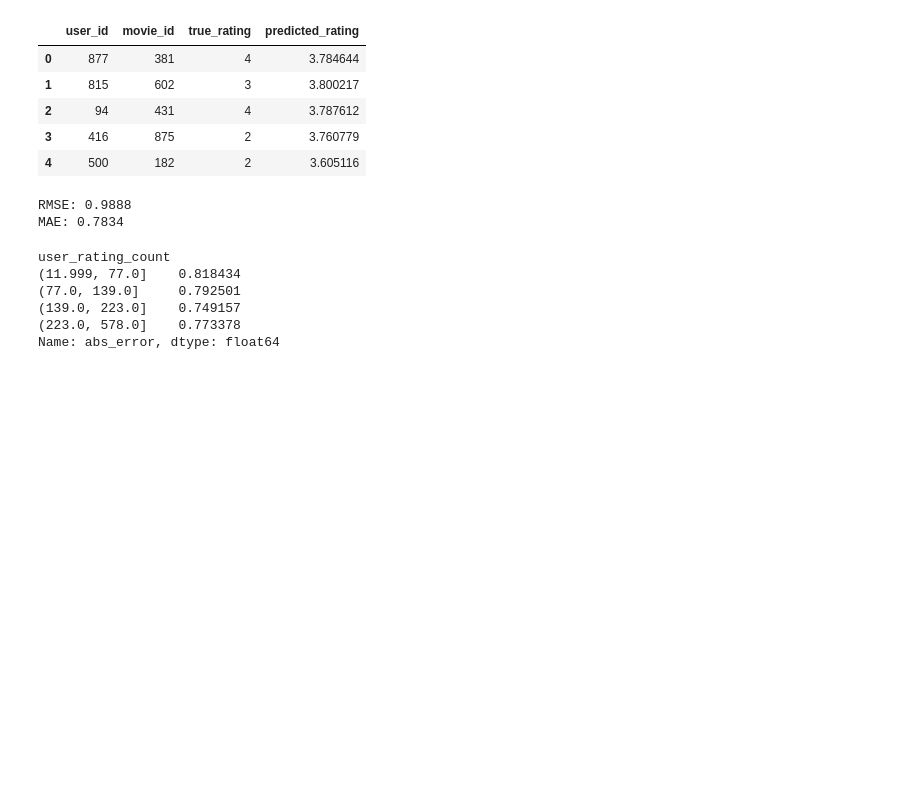
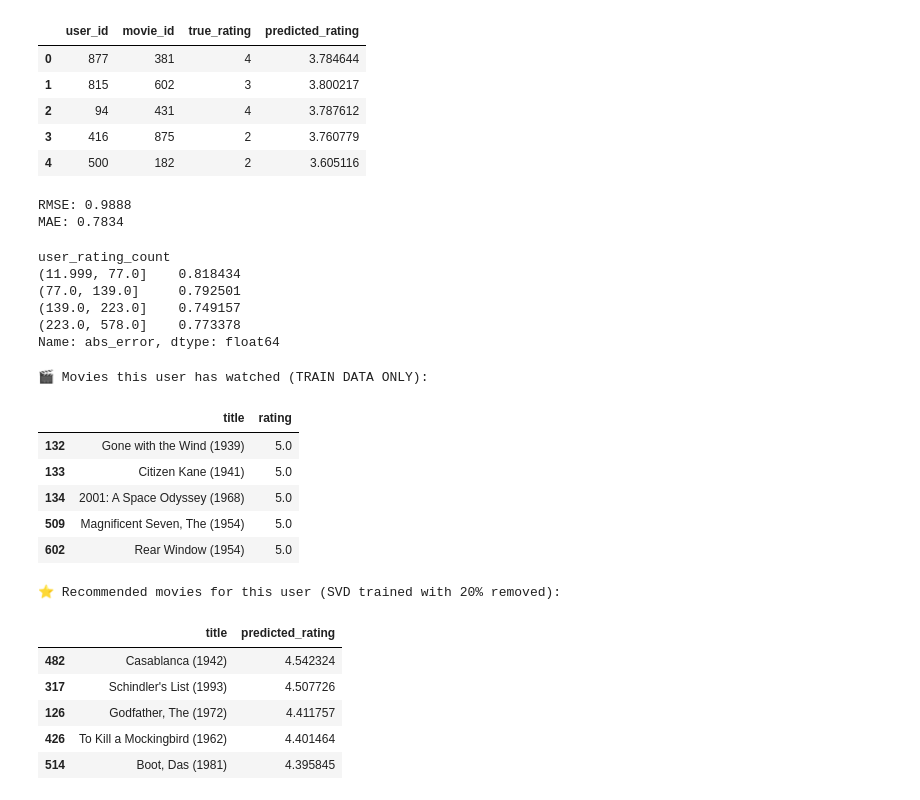
Before and after one commit to sinazb/svd-movie-recommender, a Jupyter notebook: notebooks/04_model_evaluation.ipynb, the cells around one changed output. Cells and saved outputs as stored; diff of their text form; code cells hidden in the pictures; blank space fills up the shorter version.

Commit message:
updated secend method(20% Removed Data)

```diff
--- a/notebooks/04_model_evaluation.ipynb
+++ b/notebooks/04_model_evaluation.ipynb
@@ -165,0 +208,63 @@ Name: abs_error, dtype: float64
+# %%
+def recommend_movies_verbose(
+    user_id,
+    user_movie,
+    reconstructed_df,
+    movies,
+    n=5
+):
+    user_ratings = user_movie.loc[user_id]
+    unseen_movies = user_ratings[user_ratings.isna()].index
+
+    predictions = reconstructed_df.loc[user_id, unseen_movies]
+    top_preds = predictions.sort_values(ascending=False).head(n)
+
+    recs = movies[movies["movie_id"].isin(top_preds.index)].copy()
+    recs["predicted_rating"] = recs["movie_id"].map(top_preds)
+
+    return recs[["title", "genres", "predicted_rating"]].sort_values(
+        "predicted_rating", ascending=False
+    )
+# %%
+# ===============================
+# Recommendation demo (Notebook 04)
+# Model trained with 20% removed
+# ===============================
+
+user_id = 10   # بین 1 تا 943
+
+print("🎬 Movies this user has watched (TRAIN DATA ONLY):")
+display(
+    show_user_history(
+        user_id=user_id,
+        user_movie=train_matrix,
+        movies=movies,
+        top_n=5
+    )
+)
+
+print("\n\n⭐ Recommended movies for this user (SVD trained with 20% removed):")
+display(
+    recommend_movies_verbose(
+        user_id=user_id,
+        user_movie=train_matrix,
+        reconstructed_df=reconstructed_df,
+        movies=movies,
+        n=5
+    )
+)
+# %% [output]
+🎬 Movies this user has watched (TRAIN DATA ONLY):
+|  | title | rating |
+| 132 | Gone with the Wind (1939) | 5.0 |
+| 133 | Citizen Kane (1941) | 5.0 |
+| 134 | 2001: A Space Odyssey (1968) | 5.0 |
+| 509 | Magnificent Seven, The (1954) | 5.0 |
+| 602 | Rear Window (1954) | 5.0 |
+⭐ Recommended movies for this user (SVD trained with 20% removed):
+|  | title | predicted_rating |
+| 482 | Casablanca (1942) | 4.542324 |
+| 317 | Schindler's List (1993) | 4.507726 |
+| 126 | Godfather, The (1972) | 4.411757 |
+| 426 | To Kill a Mockingbird (1962) | 4.401464 |
+| 514 | Boot, Das (1981) | 4.395845 |
```
Also changed, not shown: parts of 2 cells of this notebook, 24 other files.
